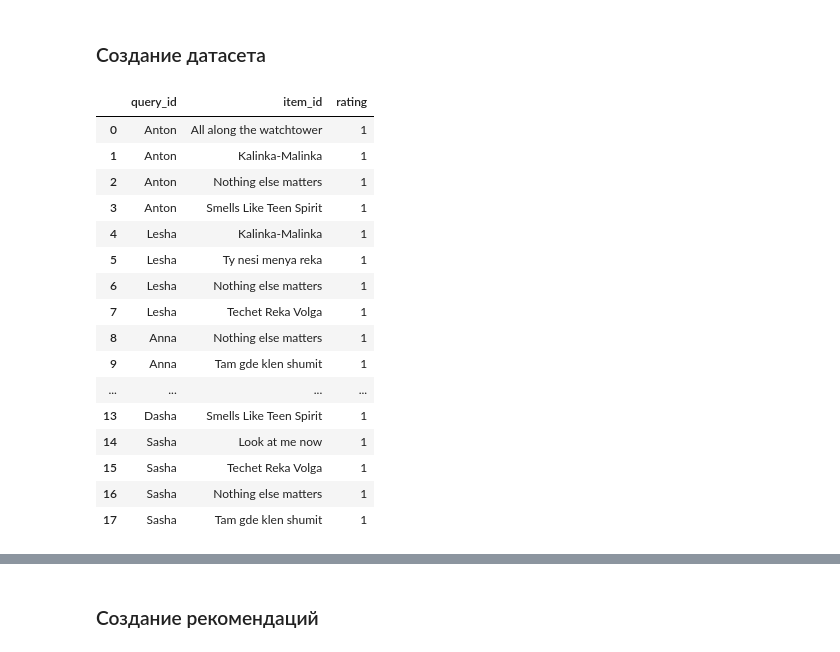
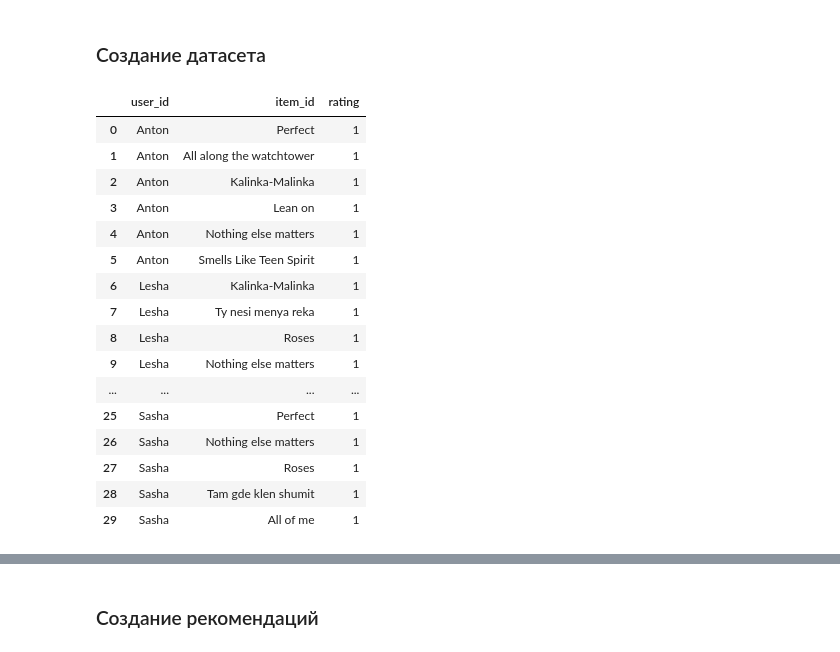
Before and after one commit to sb-ai-lab/RecSys-Course, a Jupyter notebook: metrics.ipynb, the cells around one changed output, grey strips where cells are left out. Saved outputs shown, nothing was run; the diff lists cells and outputs as text; code cells hidden in the pictures.

```diff
--- a/metrics.ipynb
+++ b/metrics.ipynb
@@ -5,9 +29,9 @@ import numpy as np
 ### Создание датасета
 # %%
 train_interaction = {
-    'Anton' : {'All along the watchtower' : 1, 'Kalinka-Malinka':1, 'Nothing else matters' : 1, 'Smells Like Teen Spirit' : 1},
-    'Lesha' : {'Kalinka-Malinka':1, 'Ty nesi menya reka' :1,'Nothing else matters':1, 'Techet Reka Volga' : 1 },
-    'Anna' : {'Nothing else matters' : 1, 'Tam gde klen shumit' :1, 'All along the watchtower' : 1},
-    'Dasha' : {'All along the watchtower' : 1, 'Look at me now' : 1, 'Smells Like Teen Spirit' : 1, 'All along the watchtower' : 1},
-    'Sasha' : {'Look at me now':1, 'Techet Reka Volga' : 1 , 'Nothing else matters':1,  'Tam gde klen shumit' :1}}
+    'Anton' : {'Perfect': 1, 'All along the watchtower': 1, 'Kalinka-Malinka': 1, 'Lean on': 1, 'Nothing else matters': 1, 'Smells Like Teen Spirit': 1, 'Perfect': 1},
+    'Lesha' : {'Kalinka-Malinka': 1, 'Ty nesi menya reka': 1, 'Roses': 1, 'Nothing else matters': 1, 'Perfect': 1,  'Techet Reka Volga': 1, 'Lean on': 1},
+    'Anna' : {'Nothing else matters': 1, 'Tam gde klen shumit': 1, 'All along the watchtower': 1, 'All of me': 1},
+    'Dasha' : {'All along the watchtower': 1, 'Look at me now': 1, 'Roses': 1, 'Smells Like Teen Spirit': 1, 'Lean on': 1, 'Perfect': 1, 'All along the watchtower': 1},
+    'Sasha' : {'Look at me now': 1, 'Techet Reka Volga': 1 , 'Perfect': 1, 'Nothing else matters': 1, 'Roses': 1, 'Perfect': 1, 'Roses': 1, 'Tam gde klen shumit': 1, 'All of me': 1}}
 # %%
@@ -17,30 +41,30 @@ test_interaction = {'query_id': ['Anton', 'Lesha', 'Anna', 'Dasha', 'Sasha'],
 # %%
-train = pd.DataFrame(columns = ['query_id', 'item_id', 'rating'])
+train = pd.DataFrame(columns = ['user_id', 'item_id', 'rating'])
 index = 0
 for name in train_interaction.keys():
     for value in train_interaction[name]:
         train.loc[index] = [name, value, '1']
         index += 1
 
 train
 # %% [output]
-|  | query_id | item_id | rating |
-| 0 | Anton | All along the watchtower | 1 |
-| 1 | Anton | Kalinka-Malinka | 1 |
-| 2 | Anton | Nothing else matters | 1 |
-| 3 | Anton | Smells Like Teen Spirit | 1 |
-| 4 | Lesha | Kalinka-Malinka | 1 |
-| 5 | Lesha | Ty nesi menya reka | 1 |
-| 6 | Lesha | Nothing else matters | 1 |
-| 7 | Lesha | Techet Reka Volga | 1 |
-| 8 | Anna | Nothing else matters | 1 |
-| 9 | Anna | Tam gde klen shumit | 1 |
+|  | user_id | item_id | rating |
+| 0 | Anton | Perfect | 1 |
+| 1 | Anton | All along the watchtower | 1 |
+| 2 | Anton | Kalinka-Malinka | 1 |
+| 3 | Anton | Lean on | 1 |
+| 4 | Anton | Nothing else matters | 1 |
+| 5 | Anton | Smells Like Teen Spirit | 1 |
+| 6 | Lesha | Kalinka-Malinka | 1 |
+| 7 | Lesha | Ty nesi menya reka | 1 |
+| 8 | Lesha | Roses | 1 |
+| 9 | Lesha | Nothing else matters | 1 |
 | ... | ... | ... | ... |
-| 13 | Dasha | Smells Like Teen Spirit | 1 |
-| 14 | Sasha | Look at me now | 1 |
-| 15 | Sasha | Techet Reka Volga | 1 |
-| 16 | Sasha | Nothing else matters | 1 |
-| 17 | Sasha | Tam gde klen shumit | 1 |
+| 25 | Sasha | Perfect | 1 |
+| 26 | Sasha | Nothing else matters | 1 |
+| 27 | Sasha | Roses | 1 |
+| 28 | Sasha | Tam gde klen shumit | 1 |
+| 29 | Sasha | All of me | 1 |
 # %%
 test = pd.DataFrame(test_interaction)
 test
```
Also changed, not shown: parts of 94 cells of this notebook, 1 other file.
